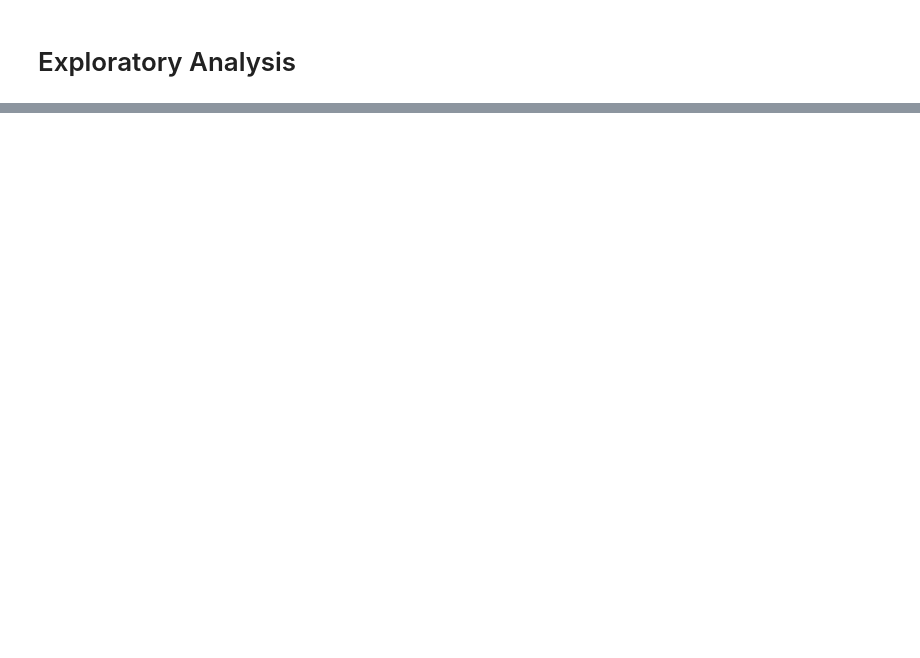
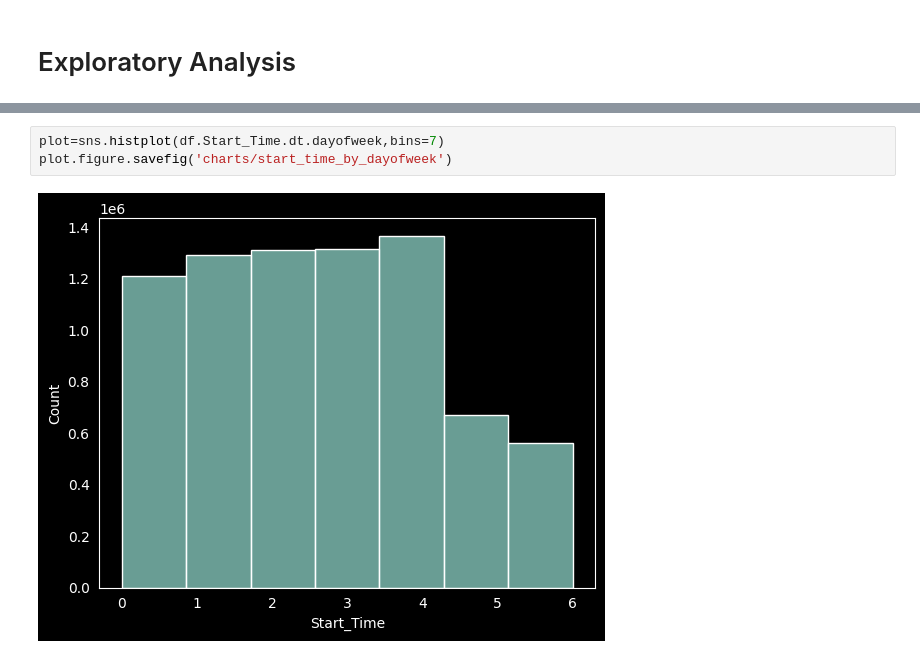
Before and after one commit to ajdjyt/exploratory-da, a Jupyter notebook: exploratory-ds.ipynb, the cells around one changed output, grey strips where cells are left out. Drawn from its saved outputs; the diff is of its cells as text; blank space fills up the shorter version.

```diff
--- a/exploratory-ds.ipynb
+++ b/exploratory-ds.ipynb
@@ -117,0 +136,5 @@ False
+# %%
+plot=sns.histplot(df.Start_Time.dt.dayofweek,bins=7)
+plot.figure.savefig('charts/start_time_by_dayofweek')
+# %% [output]
+[figure, added]
```
Also changed, not shown: parts of 64 cells of this notebook, 5 other files.
